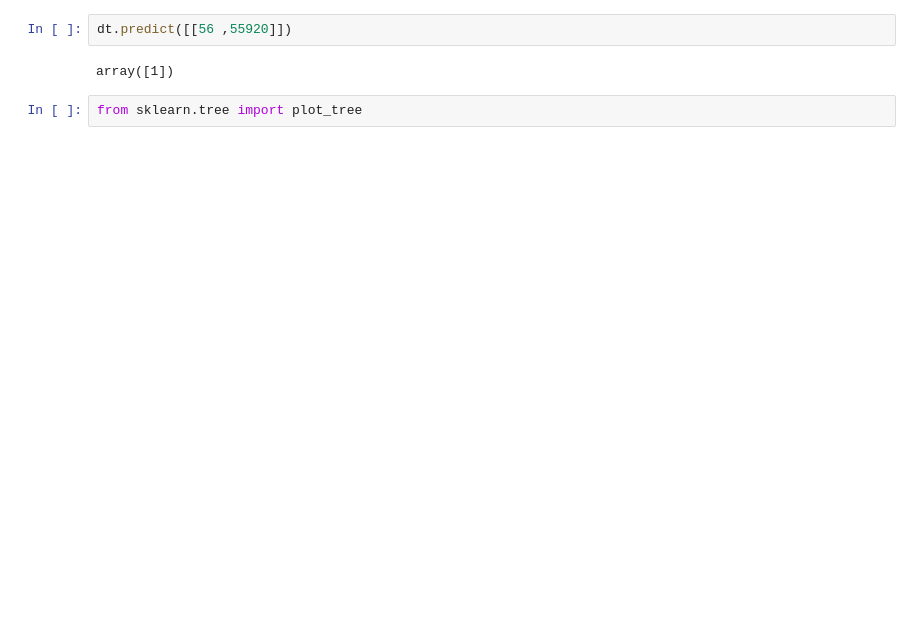
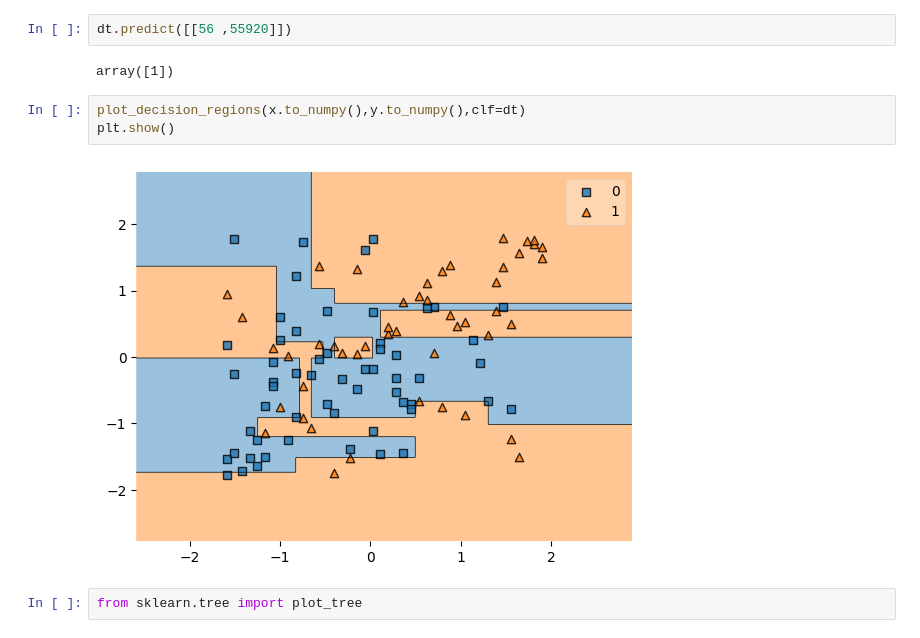
Before and after one commit to Its-Vikas-xd/Machine-Learning, a Jupyter notebook: Non-Linear Supervised Algorithm/Decision Tree/Descision_tree.ipynb, the cells around one changed output. Saved outputs shown, nothing was run; the diff lists cells and outputs as text; blank space fills up the shorter version.

```diff
--- a/Non-Linear Supervised Algorithm/Decision Tree/Descision_tree.ipynb
+++ b/Non-Linear Supervised Algorithm/Decision Tree/Descision_tree.ipynb
@@ -45,6 +51,11 @@ dt.score(x_test,y_test)*100
 dt.predict([[56	,55920]])
 # %% [output]
 array([1])
+# %%
+plot_decision_regions(x.to_numpy(),y.to_numpy(),clf=dt)
+plt.show()
+# %% [output]
+[figure, added]
 # %%
 from sklearn.tree import plot_tree
 # %%
```
Also changed, not shown: parts of 4 cells of this notebook, 1 other file.
